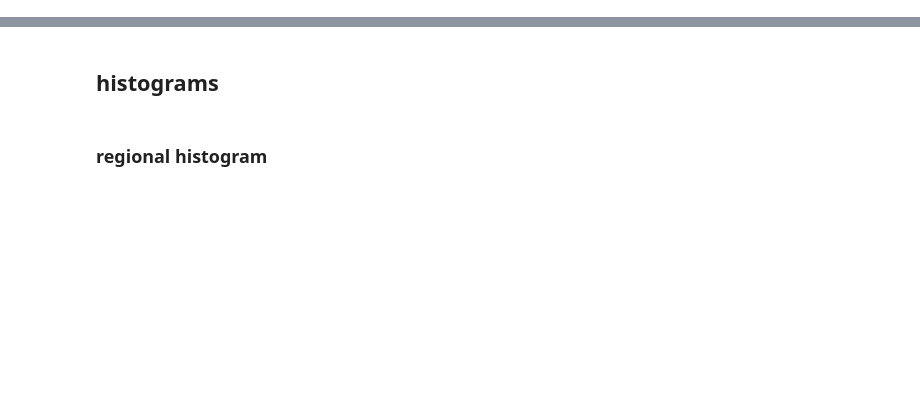
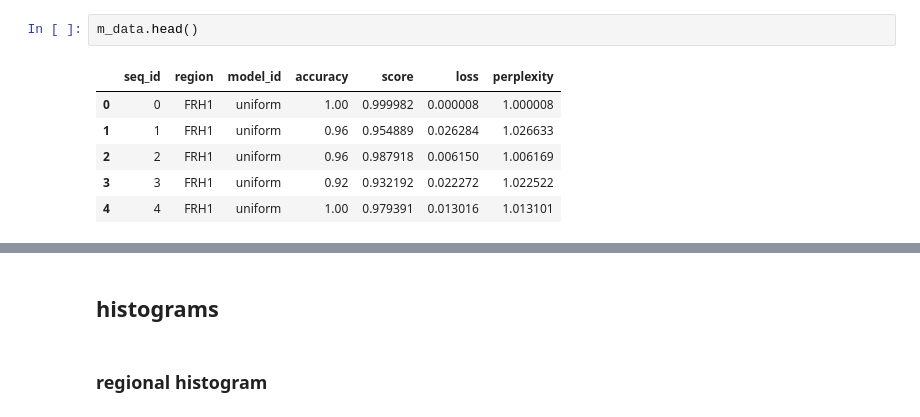
Before and after one commit to Rachel-Punter/AbLM-Metric, a Jupyter notebook: ppi_plots.ipynb, the cells around one changed output, grey strips where cells are left out. Cells and saved outputs as stored; diff of their text form; blank space fills up the shorter version.

```diff
--- a/ppi_plots.ipynb
+++ b/ppi_plots.ipynb
@@ -2,0 +322,9 @@
+# %%
+m_data.head()
+# %% [output]
+|  | seq_id | region | model_id | accuracy | score | loss | perplexity |
+| 0 | 0 | FRH1 | uniform | 1.00 | 0.999982 | 0.000008 | 1.000008 |
+| 1 | 1 | FRH1 | uniform | 0.96 | 0.954889 | 0.026284 | 1.026633 |
+| 2 | 2 | FRH1 | uniform | 0.96 | 0.987918 | 0.006150 | 1.006169 |
+| 3 | 3 | FRH1 | uniform | 0.92 | 0.932192 | 0.022272 | 1.022522 |
+| 4 | 4 | FRH1 | uniform | 1.00 | 0.979391 | 0.013016 | 1.013101 |
```
Also changed, not shown: parts of 18 cells of this notebook, 4 other files.
